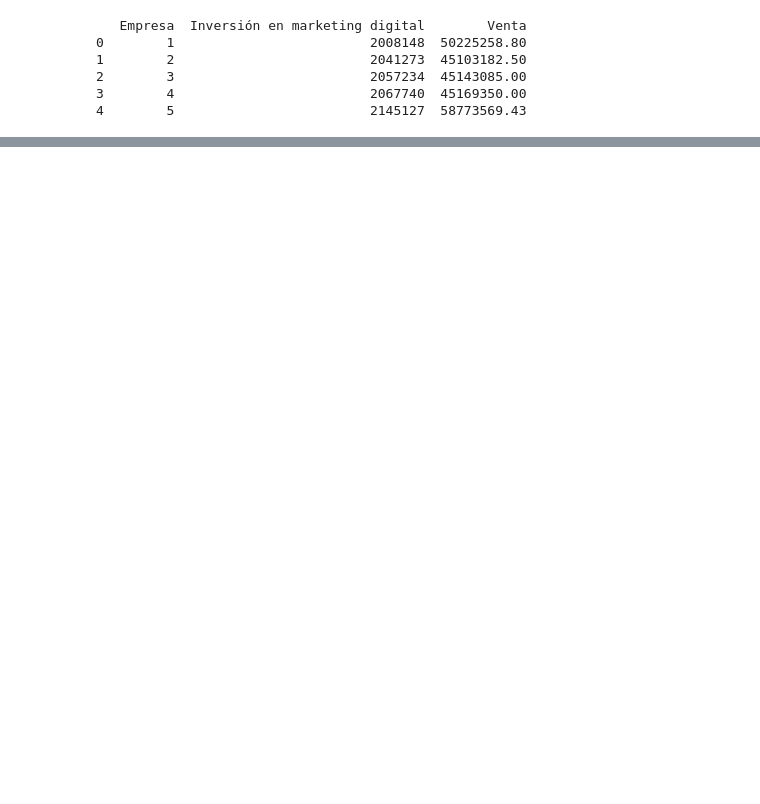
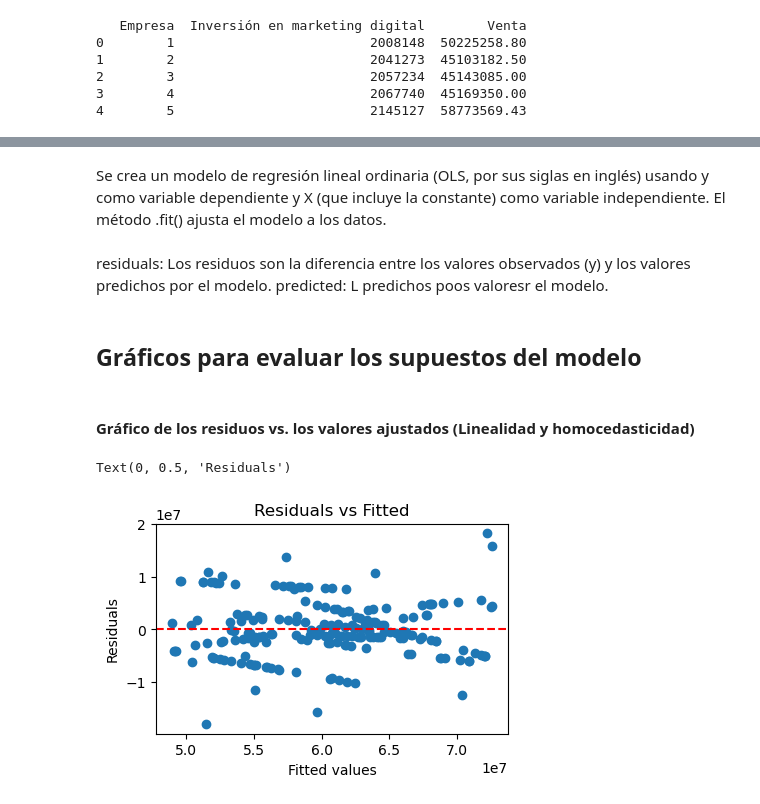
Before and after one commit to lhgjose/proyecto_agrupacion_clientes, a Jupyter notebook: notebooks/Untitled-1.ipynb, the cells around one changed output, grey strips where cells are left out. Saved outputs shown, nothing was run; the diff lists cells and outputs as text; code cells hidden in the pictures; blank space fills up the shorter version.

```diff
--- a/notebooks/Untitled-1.ipynb
+++ b/notebooks/Untitled-1.ipynb
@@ -57,0 +31,4 @@ Zc
+# %%
+# Preparación de Datos
+X = data['Inversión en marketing digital']
+y = data['Venta']
@@ -57,0 +37,3 @@ Zc
+# %%
+# Add a constant to the independent variable (for the intercept)
+X = sm.add_constant(X)
@@ -57,0 +42,29 @@ Zc
+# %%
+# Fit the regression model
+model = sm.OLS(y, X).fit()
+# %% [markdown]
+Se crea un modelo de regresión lineal ordinaria (OLS, por sus siglas en inglés) usando y como variable dependiente y X (que incluye la constante) como variable independiente.
+El método .fit() ajusta el modelo a los datos.
+# %%
+# Residuals and predicted values
+residuals = model.resid
+predicted = model.fittedvalues
+# %% [markdown]
+residuals: Los residuos son la diferencia entre los valores observados (y) y los valores predichos por el modelo.
+predicted: L predichos poos valoresr el modelo.
+# %% [markdown]
+## Gráficos para evaluar los supuestos del modelo
+# %% [markdown]
+#### Gráfico de los residuos vs. los valores ajustados (Linealidad y homocedasticidad)
+# %%
+# Gráfico de los residuos vs. los valores ajustados (Linealidad y homocedasticidad)
+plt.figure(figsize=(10, 6))
+plt.subplot(2, 2, 1)
+plt.scatter(predicted, residuals)
+plt.axhline(0, color='red', linestyle='--')
+plt.title('Residuals vs Fitted')
+plt.xlabel('Fitted values')
+plt.ylabel('Residuals')
+# %% [output]
+Text(0, 0.5, 'Residuals')
+[figure, added]
```
Also changed, not shown: parts of 16 cells of this notebook.
